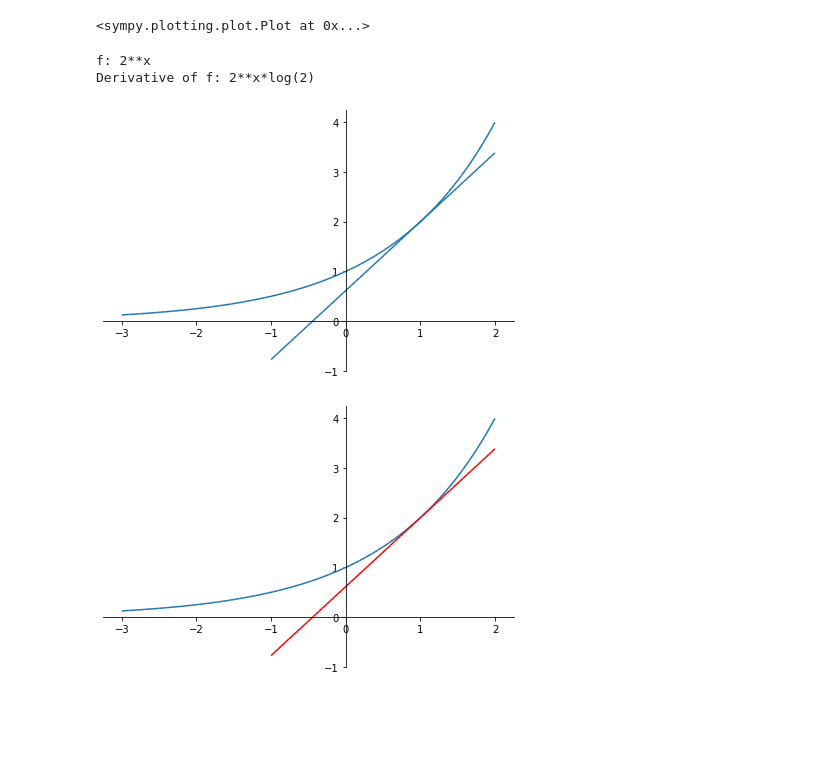
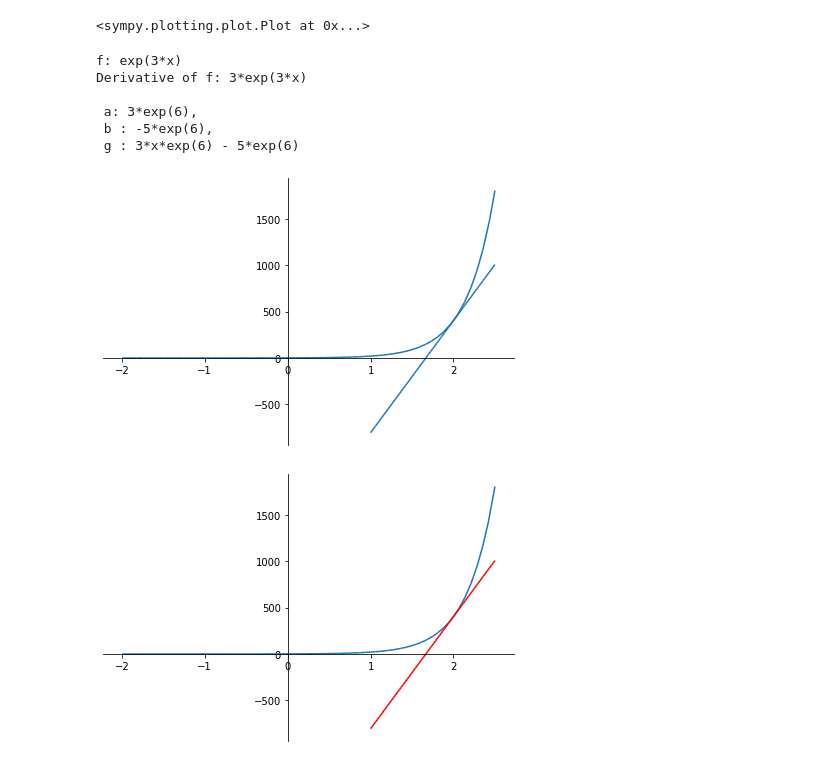
Before and after one commit to Cyberdom123/jupyter-notebook, a Jupyter notebook: jupyter/Derivative plots.ipynb, the cells around one changed output. Drawn from its saved outputs; the diff is of its cells as text; code cells hidden in the pictures; blank space fills up the shorter version.

```diff
--- a/jupyter/Derivative plots.ipynb
+++ b/jupyter/Derivative plots.ipynb
@@ -70,26 +70,34 @@ exp(2*x)
 [figure]
 <sympy.plotting.plot.Plot at 0x...>
 # %%
-import sympy
+from sympy import *
 from sympy.plotting import plot_parametric
 
 x = sympy.Symbol('x')
-y = (2**x)
+y = exp(3*x)
 yprime = y.diff(x)
 print(f'f: {y}')
 print (f'Derivative of f: {yprime}')
 
-y1 = y.subs({x:1})
-a = yprime.subs({x:1})
-b = y1 - a
+p = 2 #tangent point
+y1 = y.subs({x:p})
+a = yprime.subs({x:p})
+b = y1 - a*p
 
 g = a*x + b #tangent lines to function
 
-p = plot_parametric((x, y, (x, -3, 2)), (x, g, (x, -1, 2)))
+print(f"\n a: {a},\n b : {b},\n g : {g}")
+
+
+p = plot_parametric((x, y, (x, -2, 2.5)), (x, g, (x, 1, 2.5))) #fix plz
 p[1].line_color = 'red'
 p.show()
 # %% [output]
-f: 2**x
-Derivative of f: 2**x*log(2)
+f: exp(3*x)
+Derivative of f: 3*exp(3*x)
+
+ a: 3*exp(6),
+ b : -5*exp(6),
+ g : 3*x*exp(6) - 5*exp(6)
-[figure, old version]
+[figure, new version]
-[figure, old version]
+[figure, new version]
```
